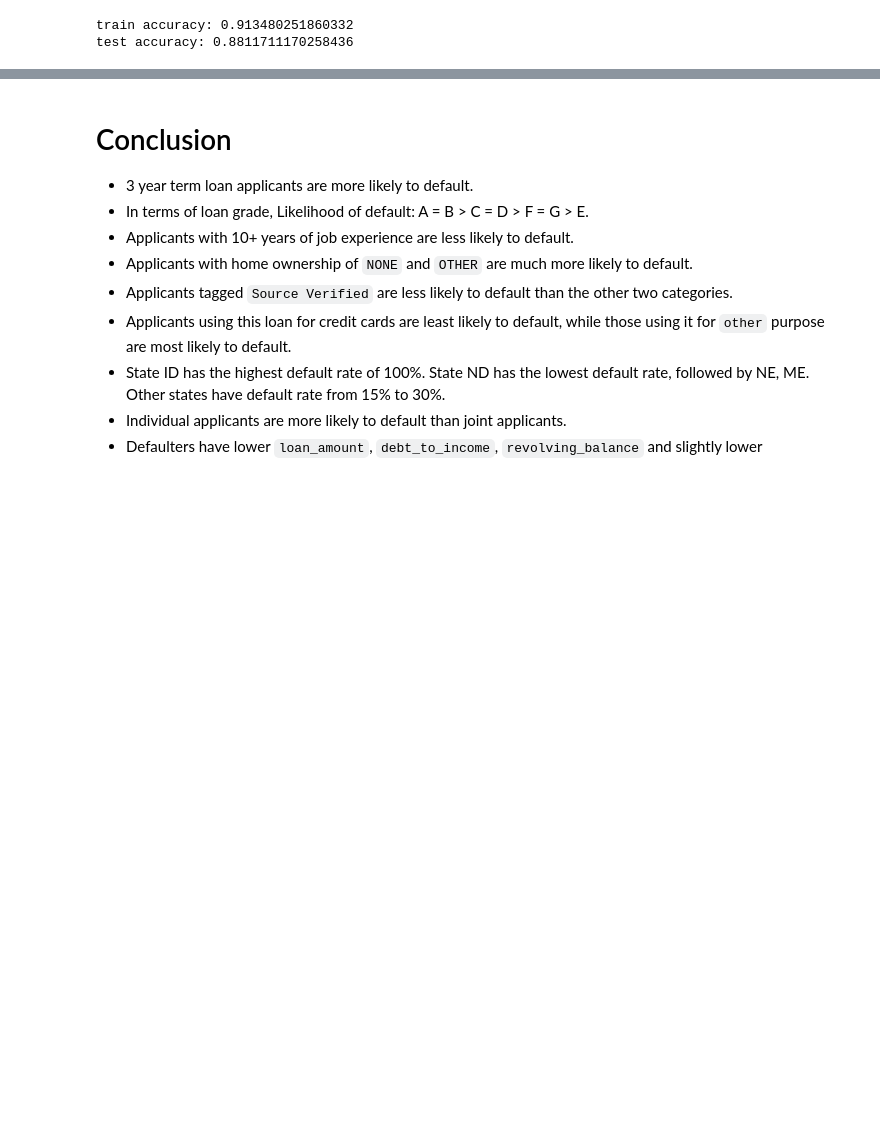
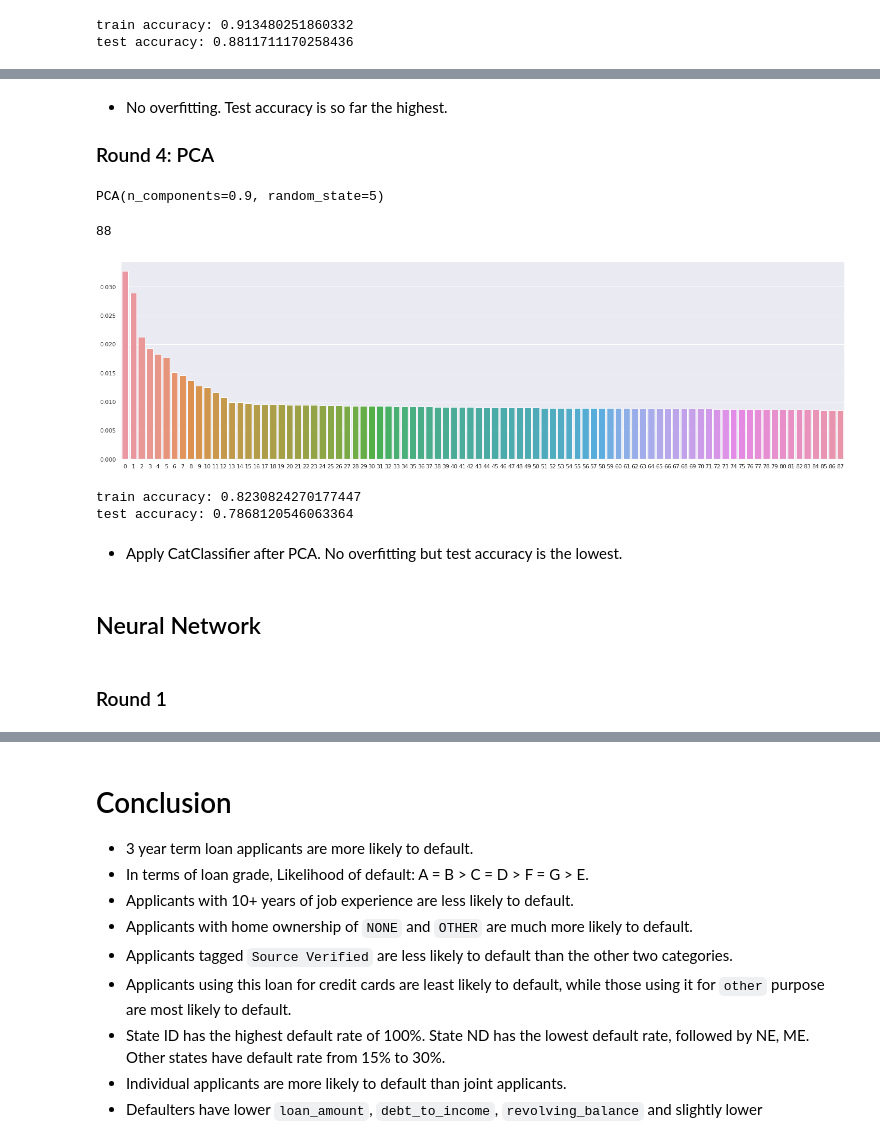
Before and after one commit to liangym2014/Data-science-and-machine-learning, a Jupyter notebook: 8.Hackathon_Loan_Default.ipynb, the cells around one changed output, grey strips where cells are left out. Saved outputs shown, nothing was run; the diff lists cells and outputs as text; code cells hidden in the pictures; blank space fills up the shorter version.

Commit message:
Add PCA in round 4 of ensemble models.

```diff
--- a/8.Hackathon_Loan_Default.ipynb
+++ b/8.Hackathon_Loan_Default.ipynb
@@ -1292,0 +1201,4 @@ output.to_csv("cattle4_submission.csv")
+# %% [markdown]
+- No overfitting. Test accuracy is so far the highest.
+
+### Round 4: PCA
@@ -1292,0 +1211,14 @@ output.to_csv("cattle4_submission.csv")
+# %%
+pca = PCA(n_components=0.9, random_state = 5)   # selected tcomponents must explain the amount of variance > 0.9
+pca.fit(nX_train)
+# %% [output]
+PCA(n_components=0.9, random_state=5)
+# %%
+len(pca.components_)
+# %% [output]
+88
+# %%
+plt.figure(figsize = (25,7));
+sns.barplot(x = np.arange(len(pca.components_)), y = pca.explained_variance_ratio_);
+# %% [output]
+[figure, added]
@@ -1292,0 +1229,6 @@ output.to_csv("cattle4_submission.csv")
+# %%
+cat_pca = CatBoostClassifier(iterations=800, random_seed=1, verbose = 0)
+cat_pca, acc = metrics(cat_pca, pca_X_train, y_train, pca_X_test, y_test)
+# %% [output]
+train accuracy: 0.8230824270177447
+test accuracy: 0.7868120546063364
@@ -1292,0 +1238,6 @@ output.to_csv("cattle4_submission.csv")
+# %% [markdown]
+- Apply CatClassifier after PCA. No overfitting but test accuracy is the lowest.
+# %% [markdown]
+## Neural Network
+# %% [markdown]
+### Round 1
```
Also changed, not shown: parts of 106 cells of this notebook.
